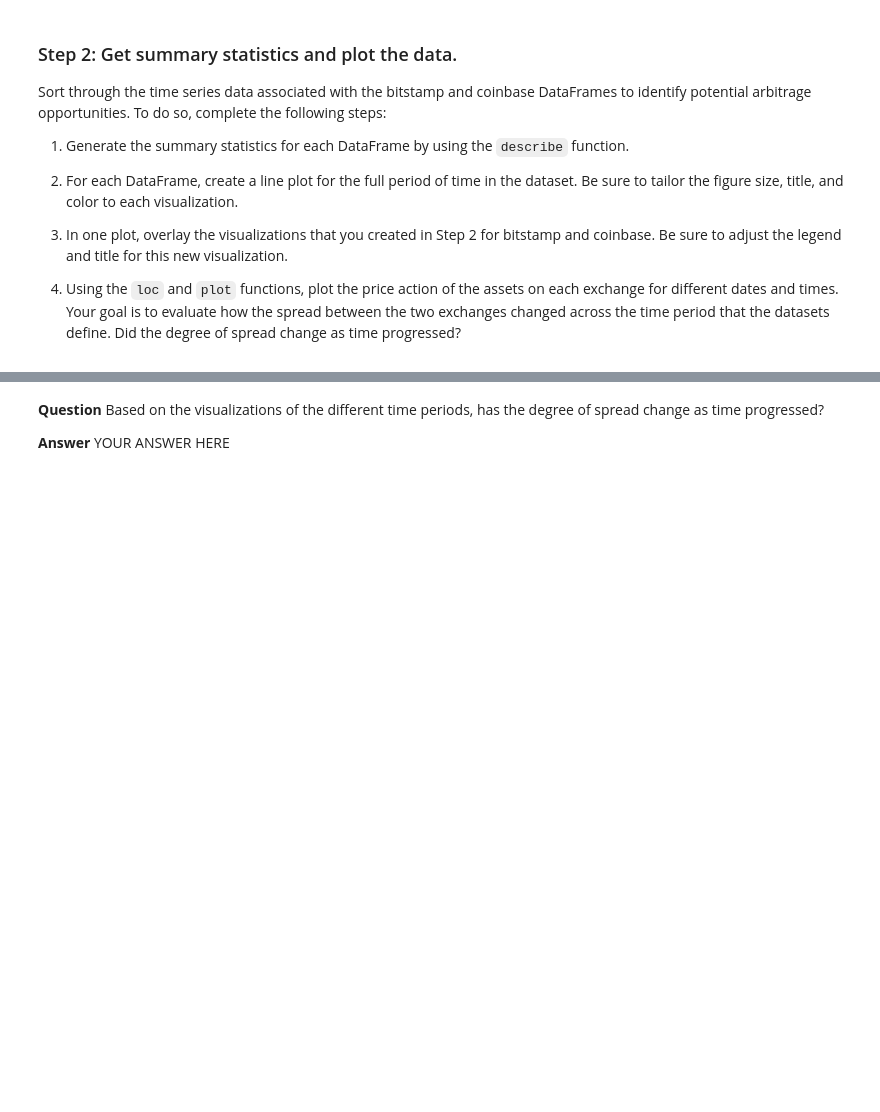
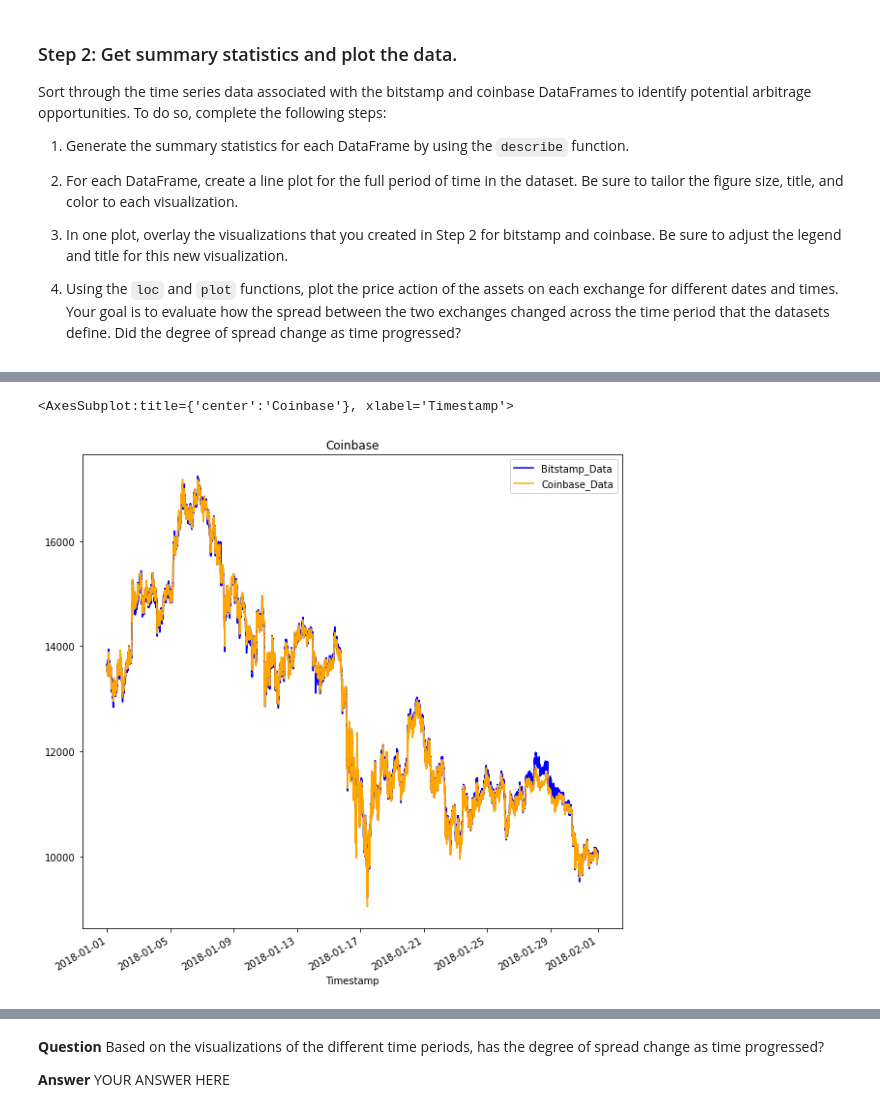
Before and after one commit to KCorstor/BTC_Arbitrage, a Jupyter notebook: crypto_arbitrage.ipynb, the cells around one changed output, grey strips where cells are left out. Saved outputs shown, nothing was run; the diff lists cells and outputs as text; code cells hidden in the pictures; blank space fills up the shorter version.

```diff
--- a/crypto_arbitrage.ipynb
+++ b/crypto_arbitrage.ipynb
@@ -264,5 +303,9 @@ Sort through the time series data associated with the bitstamp and coinbase Data
 # %%
 # Using the loc and plot functions, create an overlay plot that visualizes
 # the price action of both DataFrames for a one month period early in the dataset
 # Be sure to include the parameters: legend, figure size, title, and color and label
-# YOUR CODE HERE
+bitstamp['Close'].loc['2018-01-01' : '2018-01-31'].plot.line(legend=True, figsize=(10, 10), title="Bitstamp", color="blue", label="Bitstamp_Data")
+coinbase['Close'].loc['2018-01-01' : '2018-01-31'].plot.line(legend=True, figsize=(10, 10), title="Coinbase", color="orange", label="Coinbase_Data")
+# %% [output]
+<AxesSubplot:title={'center':'Coinbase'}, xlabel='Timestamp'>
+[figure, added]
```
Also changed, not shown: parts of 9 cells of this notebook.
